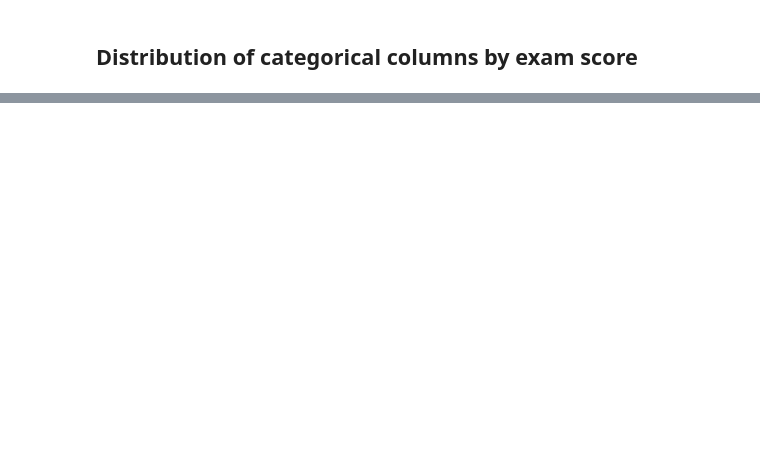
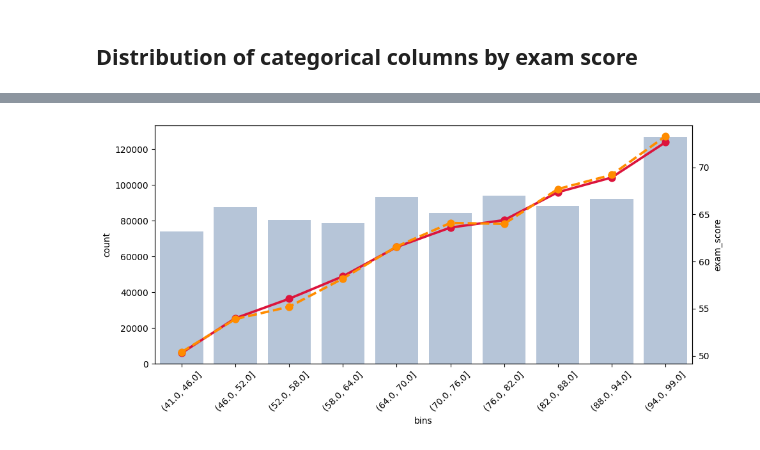
Before and after one commit to gavrilovAlikhan/ML-Practice, a Jupyter notebook: Student Scores/student_scores.ipynb, the cells around one changed output, grey strips where cells are left out. Cells and saved outputs as stored; diff of their text form; code cells hidden in the pictures; blank space fills up the shorter version.

```diff
--- a/Student Scores/student_scores.ipynb
+++ b/Student Scores/student_scores.ipynb
@@ -209,0 +253,15 @@ corr_fig.show()
+# %%
+plt.figure(figsize=(10,5))
+plot_df = df.copy()
+plot_df['bins'] = pd.cut(plot_df['class_attendance'], 10, precision=0)
+order = plot_df['bins'].unique().sort_values(ascending=True)
+
+ax = sns.countplot(data=plot_df, x='bins', color='lightsteelblue', order=order)
+ax2 = ax.twinx()
+sns.pointplot(data=plot_df, x='bins', y=TARGET, ax=ax2, color='crimson', errorbar=None)
+sns.pointplot(data=plot_df, x='bins', y=TARGET, ax=ax2, color='darkorange', errorbar=None, estimator='median', linestyle='--')
+
+ax.tick_params(axis='x', rotation=45)
+plt.tight_layout()
+# %% [output]
+[figure, added]
```
Also changed, not shown: parts of 6 cells of this notebook.
